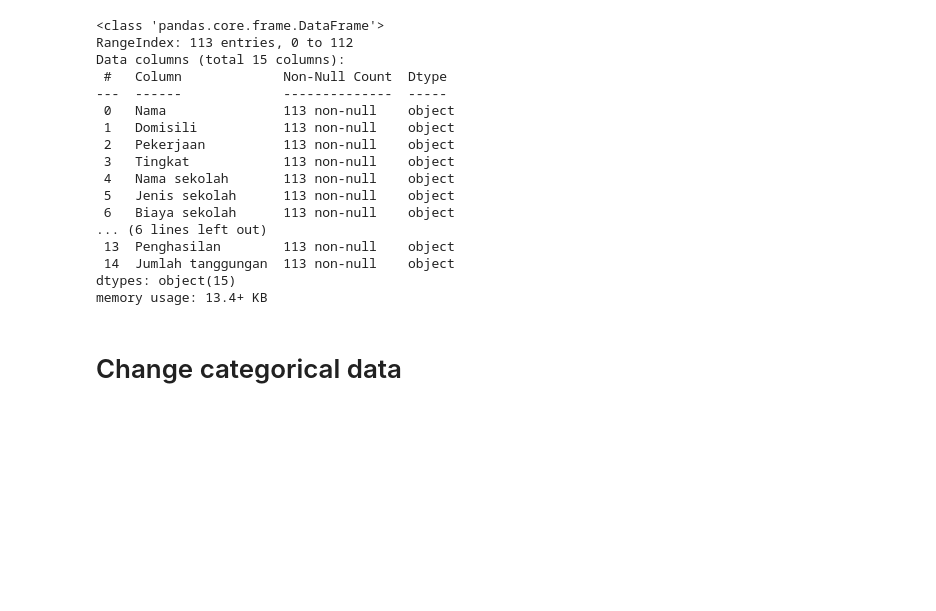
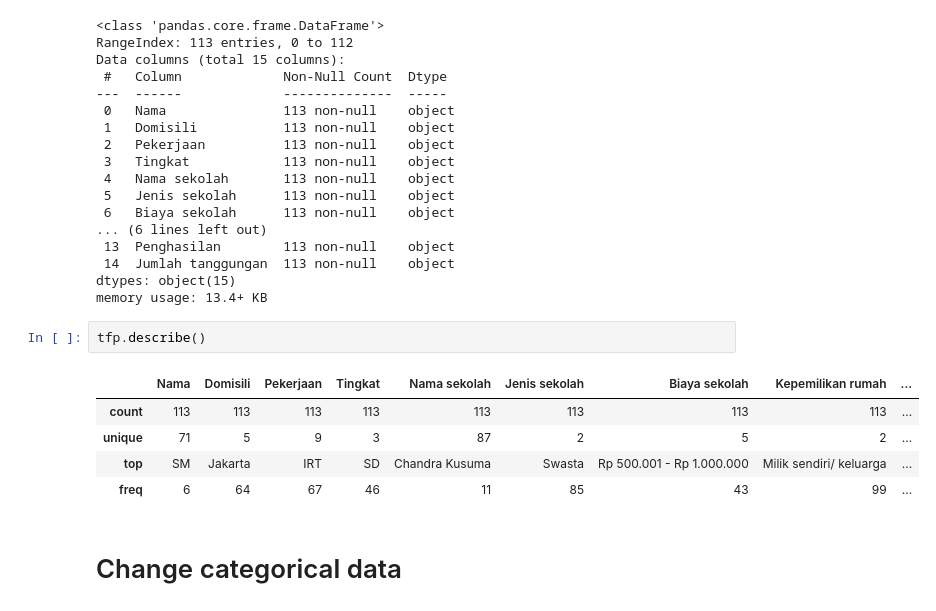
Before and after one commit to debi92/Equalee, a Jupyter notebook: Tuition_Fee_Prediction.ipynb, the cells around one changed output. Saved outputs shown, nothing was run; the diff lists cells and outputs as text; blank space fills up the shorter version.

```diff
--- a/Tuition_Fee_Prediction.ipynb
+++ b/Tuition_Fee_Prediction.ipynb
@@ -68,6 +82,14 @@ Data columns (total 15 columns):
  14  Jumlah tanggungan  113 non-null    object
 dtypes: object(15)
 memory usage: 13.4+ KB
+# %%
+tfp.describe()
+# %% [output]
+|  | Nama | Domisili | Pekerjaan | Tingkat | Nama sekolah | Jenis sekolah | Biaya sekolah | Kepemilikan rumah | ... |
+| count | 113 | 113 | 113 | 113 | 113 | 113 | 113 | 113 | ... |
+| unique | 71 | 5 | 9 | 3 | 87 | 2 | 5 | 2 | ... |
+| top | SM | Jakarta | IRT | SD | Chandra Kusuma | Swasta | Rp 500.001 - Rp 1.000.000 | Milik sendiri/ keluarga | ... |
+| freq | 6 | 64 | 67 | 46 | 11 | 85 | 43 | 99 | ... |
 # %% [markdown]
 # Change categorical data
 # %%
```
Also changed, not shown: parts of 13 cells of this notebook.
